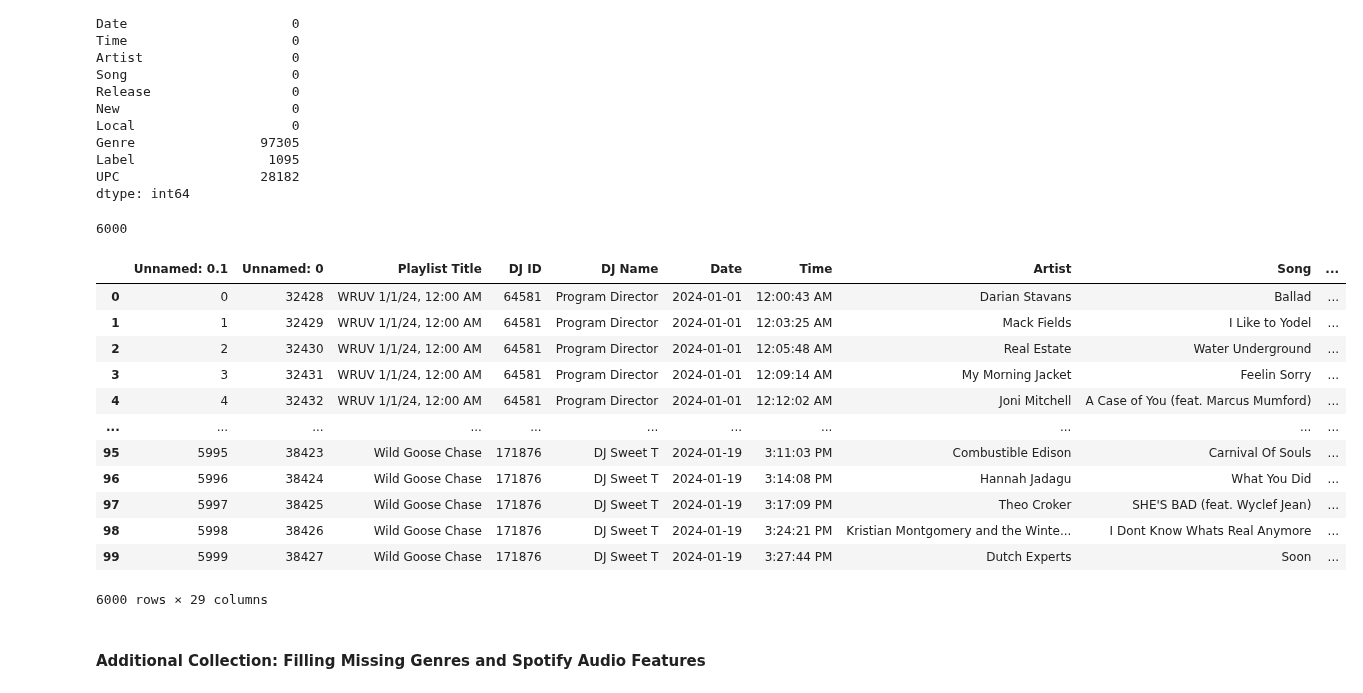
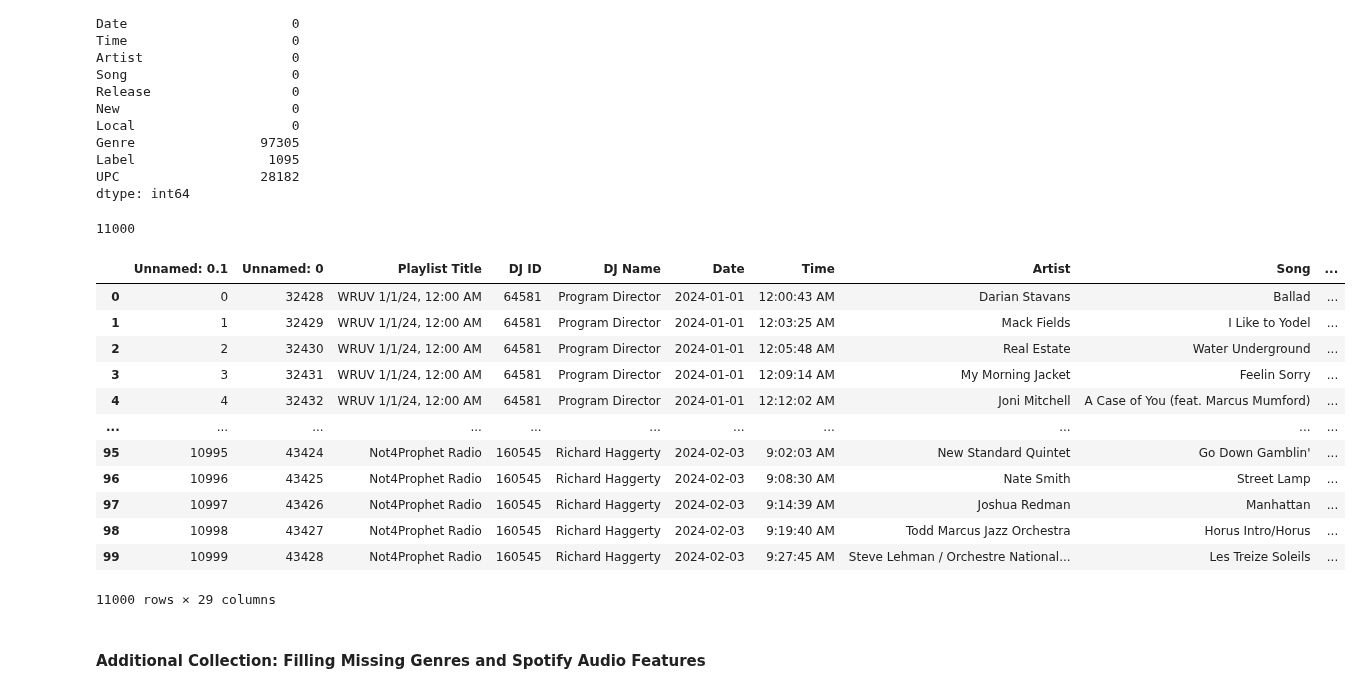
Before and after one commit to zhayes42/CS3870-WRUV, a Jupyter notebook: main.ipynb, the cells around one changed output. Drawn from its saved outputs; the diff is of its cells as text; code cells hidden in the pictures.

```diff
--- a/main.ipynb
+++ b/main.ipynb
@@ -70,31 +70,29 @@ dtype: int64
 # %%
 # Define smaller data set for linear regression (for now)
 slices = []
-total = 0
-# slices are of size 100 due to Spotify constraints, currently 0 - 59 (ever growing)
-for i in range(60):
-    slices.append(pd.read_csv(f'slice{i}.csv'))
-    total += len(slices[i])
+# slices are of size 100 due to Spotify constraints, currently 0 - 110 (ever growing)
+for i in range(110):
+    slices.append(pd.read_csv(f'slices/slice{i}.csv'))
 small = pd.concat(slices, axis=0)
 print(len(small))
 small["Date"] = pd.to_datetime(small["Date"])
 small.fillna(0, inplace = True)
 small
 # %% [output]
-6000
+11000
 |  | Unnamed: 0.1 | Unnamed: 0 | Playlist Title | DJ ID | DJ Name | Date | Time | Artist | Song | ... |
 | 0 | 0 | 32428 | WRUV 1/1/24, 12:00 AM | 64581 | Program Director | 2024-01-01 | 12:00:43 AM | Darian Stavans | Ballad | ... |
 | 1 | 1 | 32429 | WRUV 1/1/24, 12:00 AM | 64581 | Program Director | 2024-01-01 | 12:03:25 AM | Mack Fields | I Like to Yodel | ... |
 | 2 | 2 | 32430 | WRUV 1/1/24, 12:00 AM | 64581 | Program Director | 2024-01-01 | 12:05:48 AM | Real Estate | Water Underground | ... |
 | 3 | 3 | 32431 | WRUV 1/1/24, 12:00 AM | 64581 | Program Director | 2024-01-01 | 12:09:14 AM | My Morning Jacket | Feelin Sorry | ... |
 | 4 | 4 | 32432 | WRUV 1/1/24, 12:00 AM | 64581 | Program Director | 2024-01-01 | 12:12:02 AM | Joni Mitchell | A Case of You (feat. Marcus Mumford) | ... |
 | ... | ... | ... | ... | ... | ... | ... | ... | ... | ... | ... |
-| 95 | 5995 | 38423 | Wild Goose Chase | 171876 | DJ Sweet T | 2024-01-19 | 3:11:03 PM | Combustible Edison | Carnival Of Souls | ... |
-| 96 | 5996 | 38424 | Wild Goose Chase | 171876 | DJ Sweet T | 2024-01-19 | 3:14:08 PM | Hannah Jadagu | What You Did | ... |
-| 97 | 5997 | 38425 | Wild Goose Chase | 171876 | DJ Sweet T | 2024-01-19 | 3:17:09 PM | Theo Croker | SHE'S BAD (feat. Wyclef Jean) | ... |
-| 98 | 5998 | 38426 | Wild Goose Chase | 171876 | DJ Sweet T | 2024-01-19 | 3:24:21 PM | Kristian Montgomery and the Winte... | I Dont Know Whats Real Anymore | ... |
-| 99 | 5999 | 38427 | Wild Goose Chase | 171876 | DJ Sweet T | 2024-01-19 | 3:27:44 PM | Dutch Experts | Soon | ... |
+| 95 | 10995 | 43424 | Not4Prophet Radio | 160545 | Richard Haggerty | 2024-02-03 | 9:02:03 AM | New Standard Quintet | Go Down Gamblin' | ... |
+| 96 | 10996 | 43425 | Not4Prophet Radio | 160545 | Richard Haggerty | 2024-02-03 | 9:08:30 AM | Nate Smith | Street Lamp | ... |
+| 97 | 10997 | 43426 | Not4Prophet Radio | 160545 | Richard Haggerty | 2024-02-03 | 9:14:39 AM | Joshua Redman | Manhattan | ... |
+| 98 | 10998 | 43427 | Not4Prophet Radio | 160545 | Richard Haggerty | 2024-02-03 | 9:19:40 AM | Todd Marcus Jazz Orchestra | Horus Intro/Horus | ... |
+| 99 | 10999 | 43428 | Not4Prophet Radio | 160545 | Richard Haggerty | 2024-02-03 | 9:27:45 AM | Steve Lehman / Orchestre National... | Les Treize Soleils | ... |
-6000 rows × 29 columns
+11000 rows × 29 columns
 # %% [markdown]
 #### Additional Collection: Filling Missing Genres and Spotify Audio Features
 # %%
```
Also changed, not shown: parts of 2 cells of this notebook, 52 other files.
